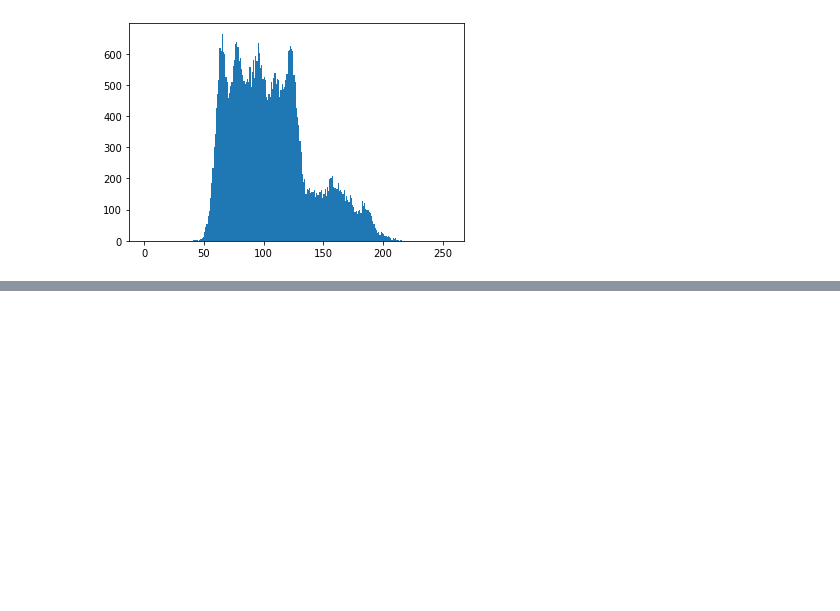
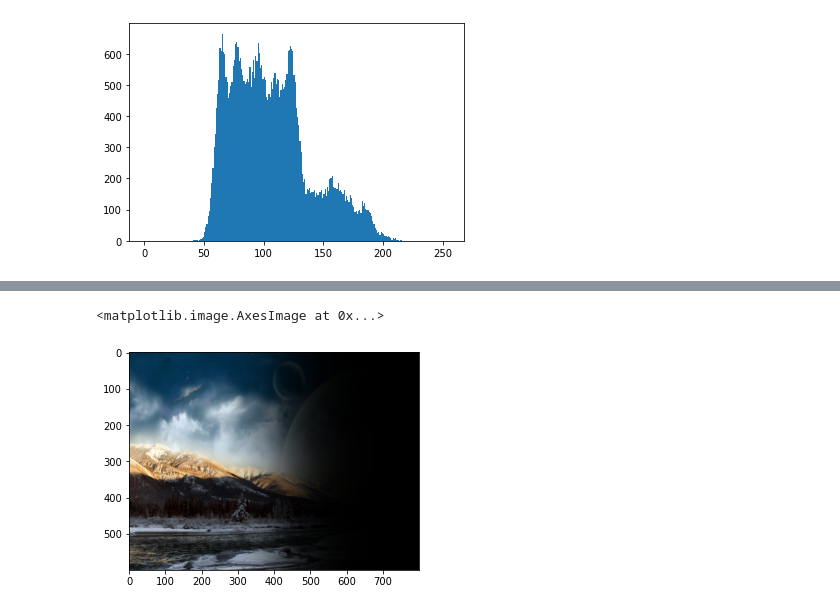
Before and after one commit to adiel2012/LearningRepository, a Jupyter notebook: computervision/ColorSpace.ipynb, the cells around one changed output, grey strips where cells are left out. Saved outputs shown, nothing was run; the diff lists cells and outputs as text; code cells hidden in the pictures; blank space fills up the shorter version.

```diff
--- a/computervision/ColorSpace.ipynb
+++ b/computervision/ColorSpace.ipynb
@@ -121,0 +163,5 @@ g = plt.hist(bins, bins, weights=counts)
+# %%
+pyplot.imshow(np.array(arr2))
+# %% [output]
+<matplotlib.image.AxesImage at 0x...>
+[figure, added]
```
Also changed, not shown: parts of 8 cells of this notebook, 2 other files.
